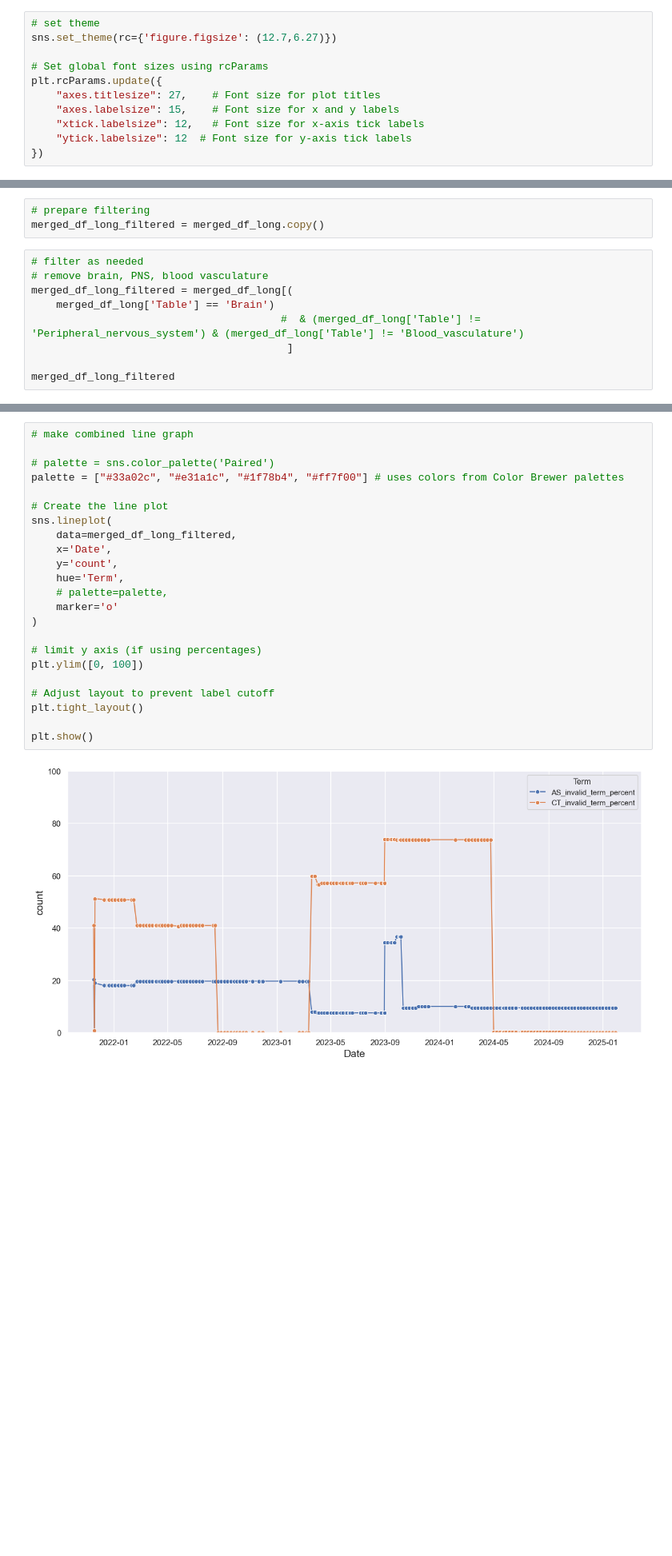
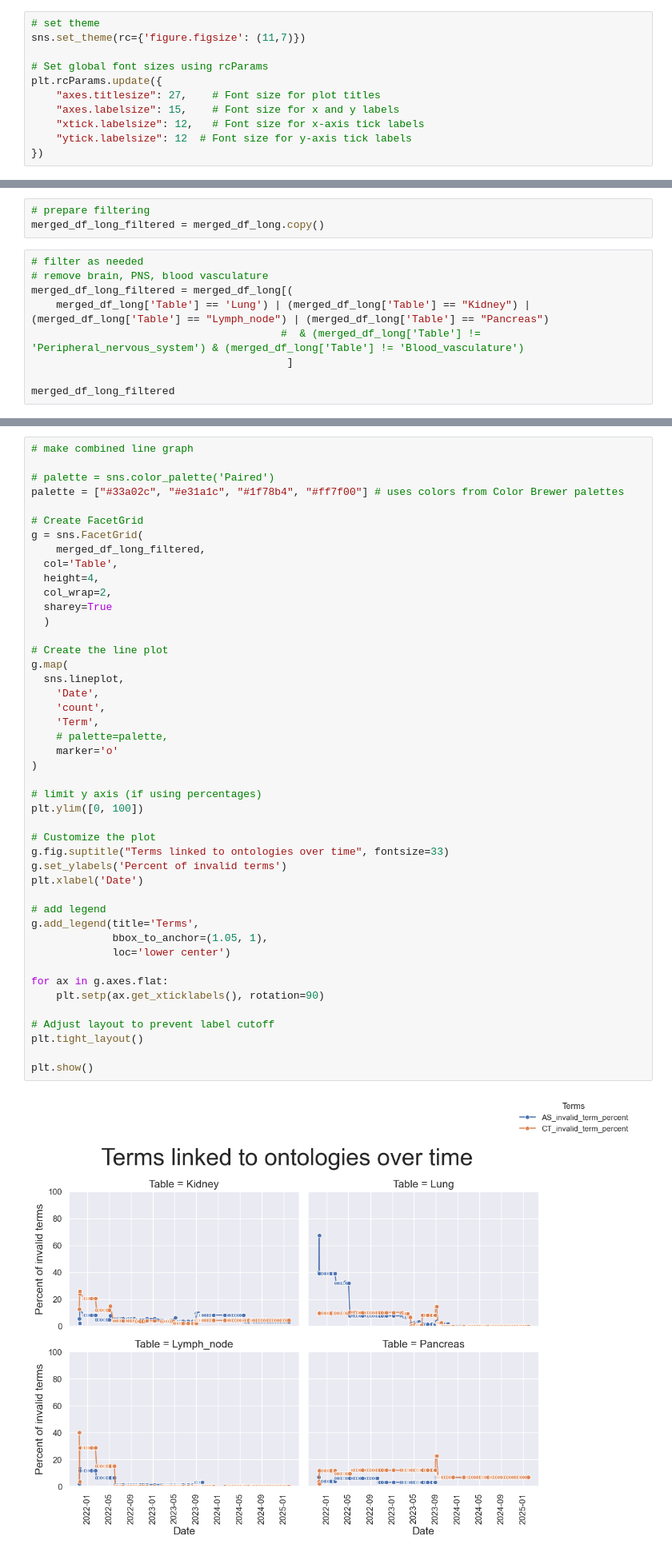
Before and after one commit to cns-iu/hra-kg-supporting-information, a Jupyter notebook: notebooks/hra-kg-technical-validation.ipynb, the cells around one changed output, grey strips where cells are left out. Shown at 80% size. Saved outputs shown, nothing was run; the diff lists cells and outputs as text; blank space fills up the shorter version.

```diff
--- a/notebooks/hra-kg-technical-validation.ipynb
+++ b/notebooks/hra-kg-technical-validation.ipynb
@@ -36,7 +36,7 @@ Note: you may need to restart the kernel to use updated packages.
 ## Global settings
 # %%
 # set theme
-sns.set_theme(rc={'figure.figsize': (12.7,6.27)})
+sns.set_theme(rc={'figure.figsize': (11,7)})
 
 # Set global font sizes using rcParams
 plt.rcParams.update({
@@ -461,7 +464,7 @@ merged_df_long_filtered = merged_df_long.copy()
 # filter as needed
 # remove brain, PNS, blood vasculature
 merged_df_long_filtered = merged_df_long[(
-    merged_df_long['Table'] == 'Brain')
+    merged_df_long['Table'] == 'Lung') | (merged_df_long['Table'] == "Kidney") | (merged_df_long['Table'] == "Lymph_node") | (merged_df_long['Table'] == "Pancreas")
                                         #  & (merged_df_long['Table'] != 'Peripheral_nervous_system') & (merged_df_long['Table'] != 'Blood_vasculature')
                                          ]
 
@@ -499,28 +502,50 @@ merged_df_long_filtered
 # %%
 # make combined line graph
 
 # palette = sns.color_palette('Paired')
 palette = ["#33a02c", "#e31a1c", "#1f78b4", "#ff7f00"] # uses colors from Color Brewer palettes
 
+# Create FacetGrid
+g = sns.FacetGrid(
+    merged_df_long_filtered,
+  col='Table',
+  height=4,
+  col_wrap=2,
+  sharey=True
+  )
+
 # Create the line plot
-sns.lineplot(
-    data=merged_df_long_filtered,
-    x='Date',
-    y='count',
-    hue='Term',
+g.map(
+  sns.lineplot,
+    'Date',
+    'count',
+    'Term',
     # palette=palette,
     marker='o'
 )
 
 # limit y axis (if using percentages)
 plt.ylim([0, 100])
 
+# Customize the plot
+g.fig.suptitle("Terms linked to ontologies over time", fontsize=33)
+g.set_ylabels('Percent of invalid terms')
+plt.xlabel('Date')
+
+# add legend
+g.add_legend(title='Terms',
+             bbox_to_anchor=(1.05, 1),
+             loc='lower center')
+
+for ax in g.axes.flat:
+    plt.setp(ax.get_xticklabels(), rotation=90)
+
 # Adjust layout to prevent label cutoff
 plt.tight_layout()
 
 plt.show()
 # %% [output]
-[figure, old version]
+[figure, new version]
 # %%
 g = sns.FacetGrid(
     merged_df_long,
```
Also changed, not shown: parts of 11 cells of this notebook.
